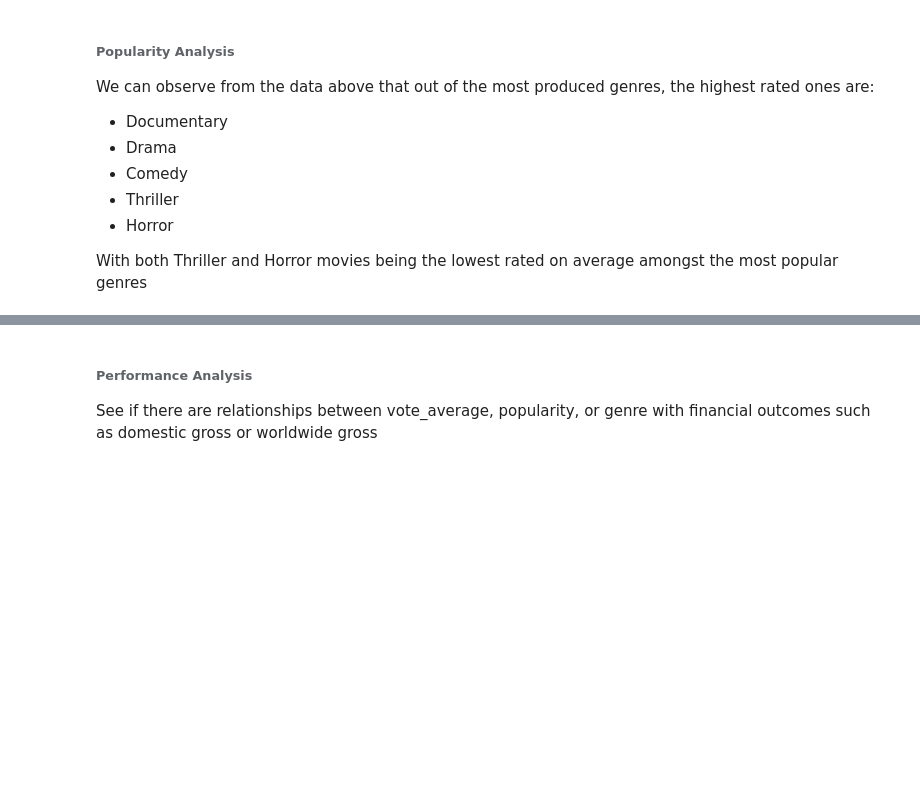
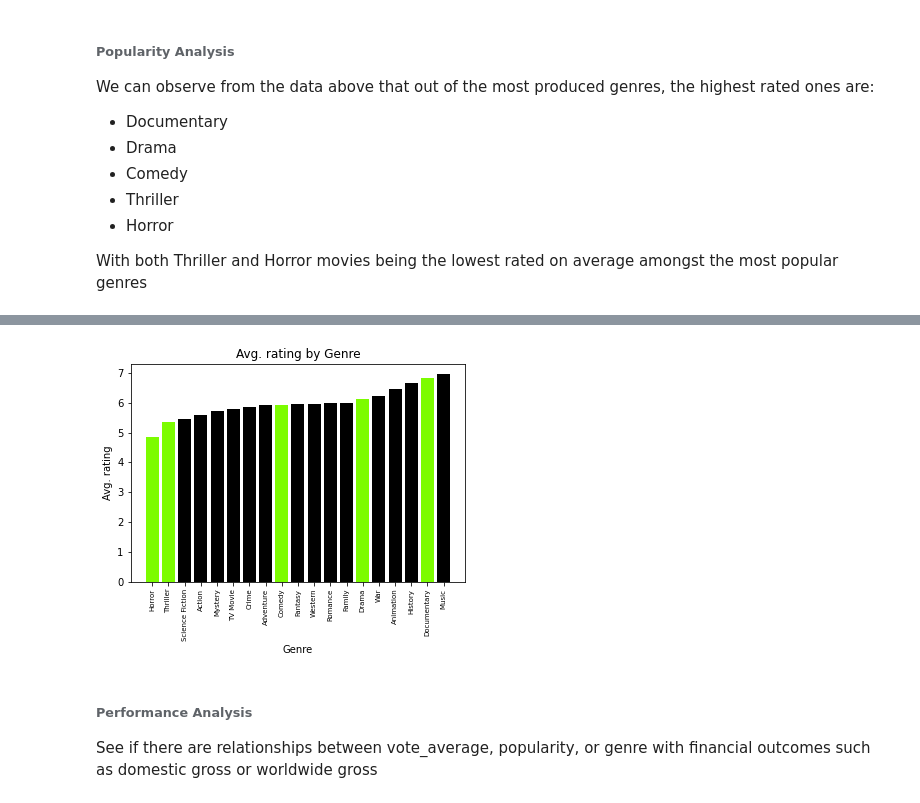
Before and after one commit to Brandon-Meyer0/git-dat-money, a Jupyter notebook: Capstone Group 1A.ipynb, the cells around one changed output, grey strips where cells are left out. Drawn from its saved outputs; the diff is of its cells as text; code cells hidden in the pictures; blank space fills up the shorter version.

```diff
--- a/Capstone Group 1A.ipynb
+++ b/Capstone Group 1A.ipynb
@@ -779,3 +796,20 @@ With both Thriller and Horror movies being the lowest rated on average amongst t
+# %%
+# Graphing average rating by movie genre, highlighted most popular
+fig, ax = plt.subplots()
+ax.bar(genre_average_rt.index,genre_average_rt, color='black') # 'silver'
+ax.set_title('Avg. rating by Genre')
+ax.set_xlabel('Genre')
+ax.set_ylabel('Avg. rating')
+ax.tick_params(axis='x', labelrotation=90.0)
+plt.xticks(fontsize=7)
+for genre in genre_count.sort_values(ascending=False).index:
+    highlight = genre
+    pos = genre_average_rt.index.get_loc(highlight)
+    ax.patches[pos].set_facecolor('lawngreen') # '#aa3333'
+    if genre == 'Horror':
+        break
+# %% [output]
+[figure, added]
 # %% [markdown]
 ###### Performance Analysis
 See if there are relationships between vote_average, popularity, or genre with financial outcomes such as domestic gross or worldwide gross
```
Also changed, not shown: parts of 4 cells of this notebook.
